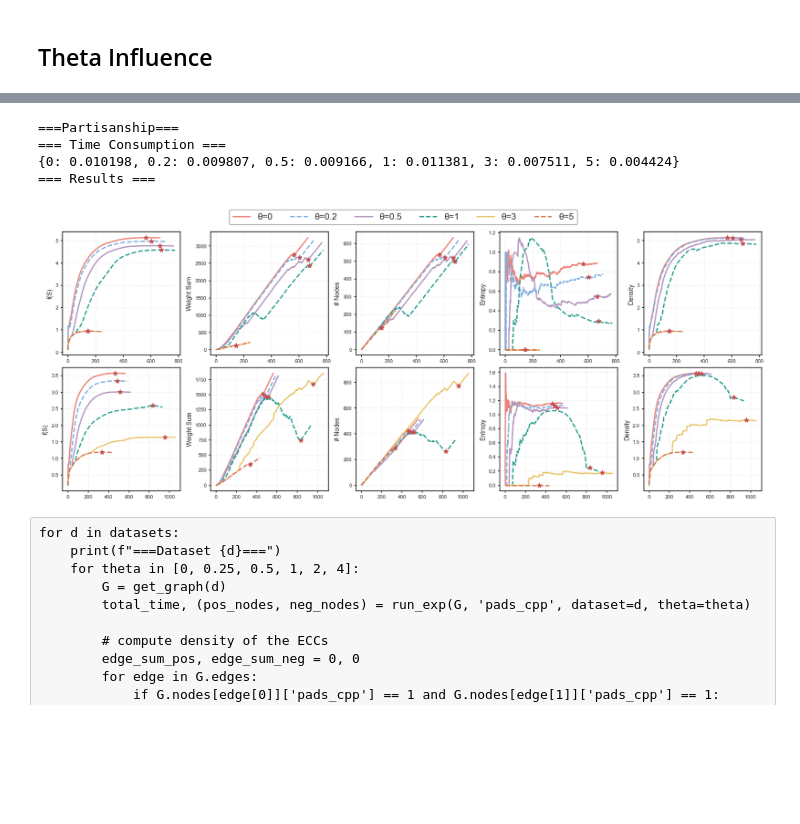
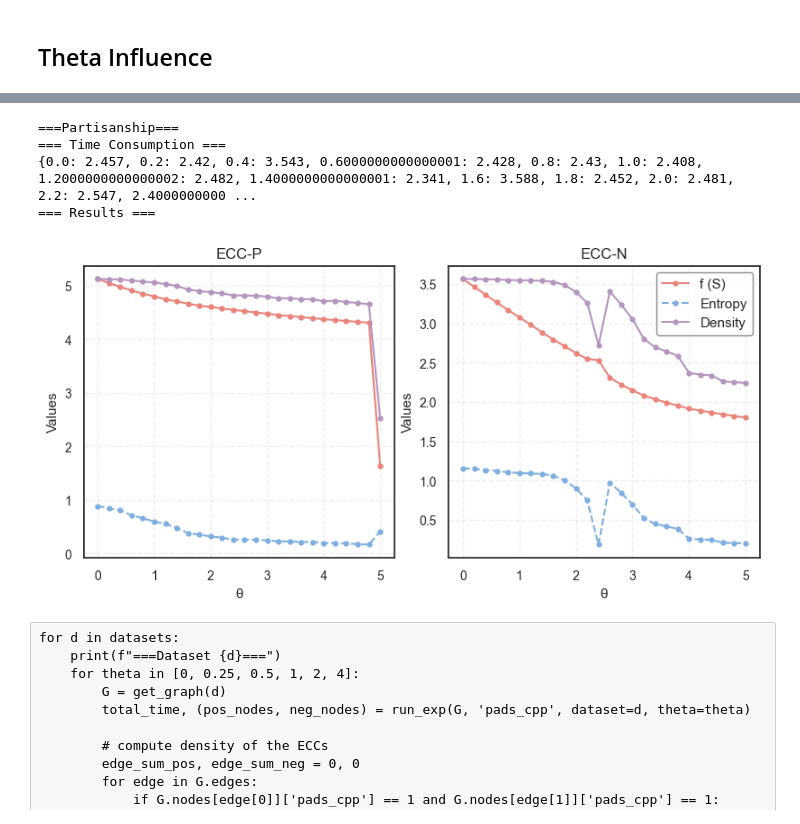
Before and after one commit to zxj0302/PADS, a Jupyter notebook: figures.ipynb, the cells around one changed output, grey strips where cells are left out. Saved outputs shown, nothing was run; the diff lists cells and outputs as text; code cells hidden in the pictures; blank space fills up the shorter version.

```diff
--- a/figures.ipynb
+++ b/figures.ipynb
@@ -99,2 +124,6 @@ fs_curve(datasets, theta=theta, save_path=f'output/figs-theta={theta}/fs_curve/f
 # %% [markdown]
 ## Theta Influence
+# %%
+for d in datasets:
+    print(f'==={d}===')
+    theta_influence_old(d, f'output/figs-theta={theta}/theta_influence_old/{d}.pdf')
@@ -101,13 +161,13 @@ fs_curve(datasets, theta=theta, save_path=f'output/figs-theta={theta}/fs_curve/f
 # %%
-for d in datasets[-2:-1]:
+for d in datasets[4:5]:
     print(f'==={d}===')
     theta_influence(d, f'output/figs-theta={theta}/theta_influence/{d}.pdf')
 # %% [output]
 ===Partisanship===
 === Time Consumption ===
-{0: 0.010198, 0.2: 0.009807, 0.5: 0.009166, 1: 0.011381, 3: 0.007511, 5: 0.004424}
+{0.0: 2.457, 0.2: 2.42, 0.4: 3.543, 0.6000000000000001: 2.428, 0.8: 2.43, 1.0: 2.408, 1.2000000000000002: 2.482, 1.4000000000000001: 2.341, 1.6: 3.588, 1.8: 2.452, 2.0: 2.481, 2.2: 2.547, 2.4000000000 ...
 === Results ===
-[figure, old version]
+[figure, new version]
 # %% [raw]
 for d in datasets:
     print(f"===Dataset {d}===")
```
Also changed, not shown: parts of 5 cells of this notebook, 36 other files.
